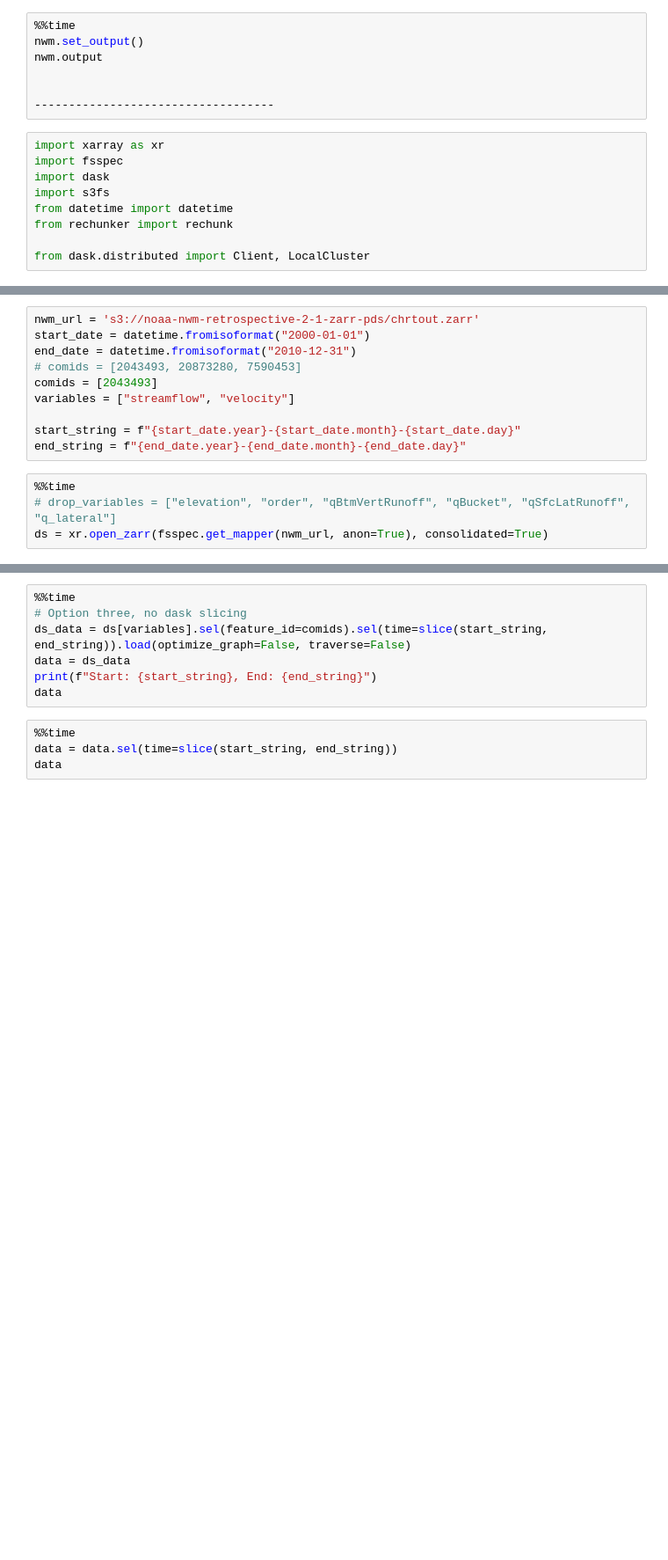
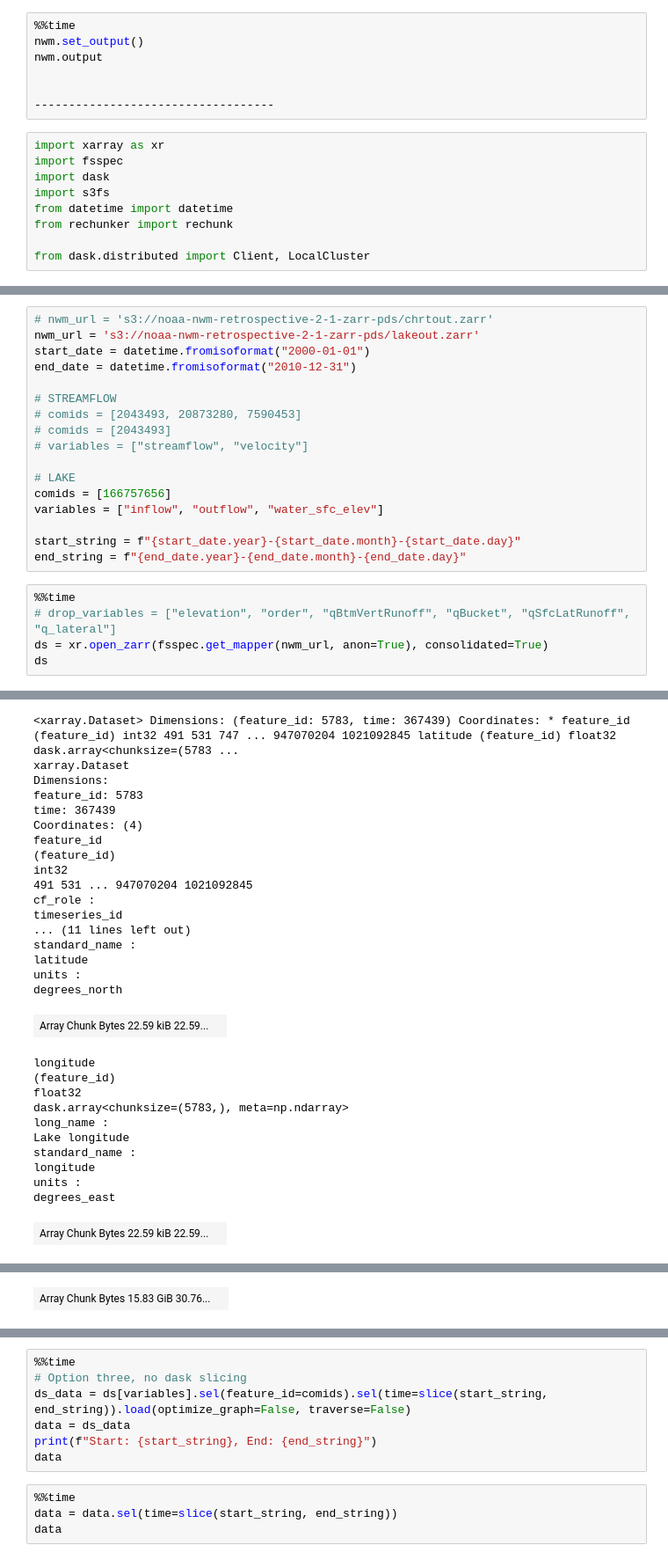
Before and after one commit to quanted/hms_flask, a Jupyter notebook: modules/hms/nwm_reanalysis.ipynb, the cells around one changed output, grey strips where cells are left out. Shown: that part at 88% size. Drawn from its saved outputs; the diff is of its cells as text; blank space fills up the shorter version.

Commit message:
updated notebook for waterbody data

```diff
--- a/modules/hms/nwm_reanalysis.ipynb
+++ b/modules/hms/nwm_reanalysis.ipynb
@@ -54,10 +54,17 @@ client.dashboard_link
 # %%
-nwm_url = 's3://noaa-nwm-retrospective-2-1-zarr-pds/chrtout.zarr'
+# nwm_url = 's3://noaa-nwm-retrospective-2-1-zarr-pds/chrtout.zarr'
+nwm_url = 's3://noaa-nwm-retrospective-2-1-zarr-pds/lakeout.zarr'
 start_date = datetime.fromisoformat("2000-01-01")
 end_date = datetime.fromisoformat("2010-12-31")
+
+# STREAMFLOW
 # comids = [2043493, 20873280, 7590453]
-comids = [2043493]
-variables = ["streamflow", "velocity"]
+# comids = [2043493]
+# variables = ["streamflow", "velocity"]
+
+# LAKE
+comids = [166757656]
+variables = ["inflow", "outflow", "water_sfc_elev"]
 
 start_string = f"{start_date.year}-{start_date.month}-{start_date.day}"
 end_string = f"{end_date.year}-{end_date.month}-{end_date.day}"
@@ -65,4 +72,5 @@ end_string = f"{end_date.year}-{end_date.month}-{end_date.day}"
 %%time
 # drop_variables = ["elevation", "order", "qBtmVertRunoff", "qBucket", "qSfcLatRunoff", "q_lateral"]
 ds = xr.open_zarr(fsspec.get_mapper(nwm_url, anon=True), consolidated=True)
+ds
 # %% [output]
@@ -70,0 +79,29 @@ Wall time: 55.7 s
+<xarray.Dataset> Dimensions: (feature_id: 5783, time: 367439) Coordinates: * feature_id (feature_id) int32 491 531 747 ... 947070204 1021092845 latitude (feature_id) float32 dask.array<chunksize=(5783 ...
+xarray.Dataset
+Dimensions:
+feature_id: 5783
+time: 367439
+Coordinates: (4)
+feature_id
+(feature_id)
+int32
+491 531 ... 947070204 1021092845
+cf_role :
+timeseries_id
+... (11 lines left out)
+standard_name :
+latitude
+units :
+degrees_north
+| Array Chunk Bytes 22.59 kiB 22.59... |  |
+longitude
+(feature_id)
+float32
+dask.array<chunksize=(5783,), meta=np.ndarray>
+long_name :
+Lake longitude
+standard_name :
+longitude
+units :
+degrees_east
+| Array Chunk Bytes 22.59 kiB 22.59... |  |
@@ -70,0 +125 @@ Wall time: 55.7 s
+| Array Chunk Bytes 15.83 GiB 30.76... |  |
```
Also changed, not shown: parts of 4 cells of this notebook.
